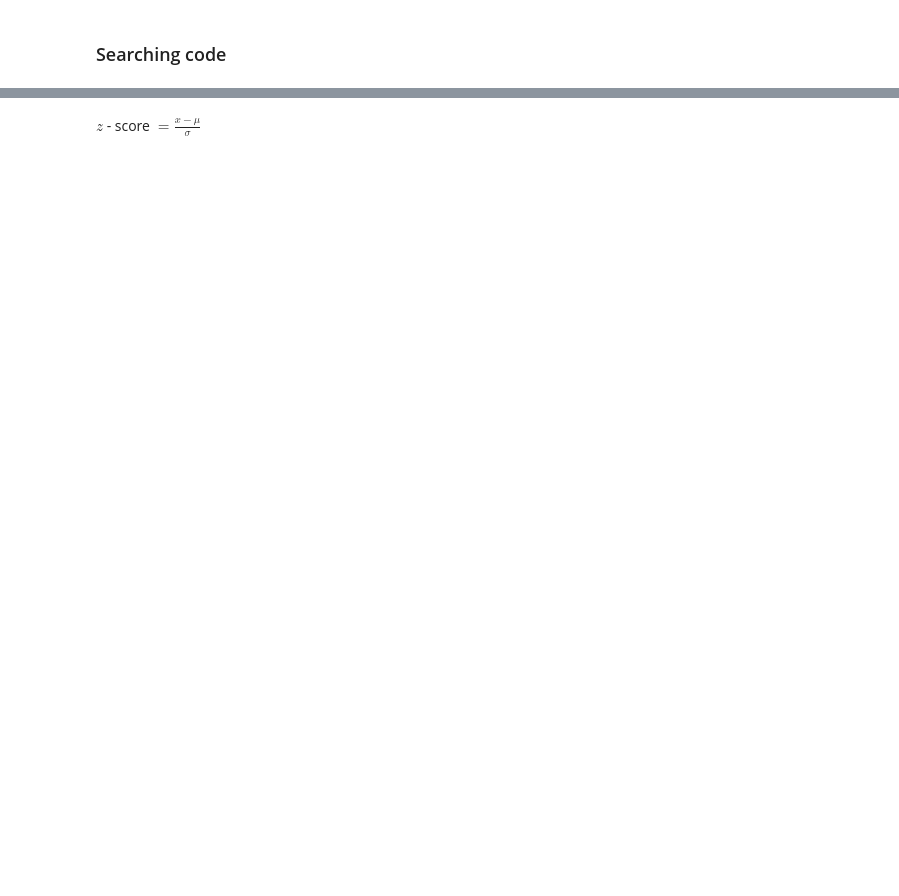
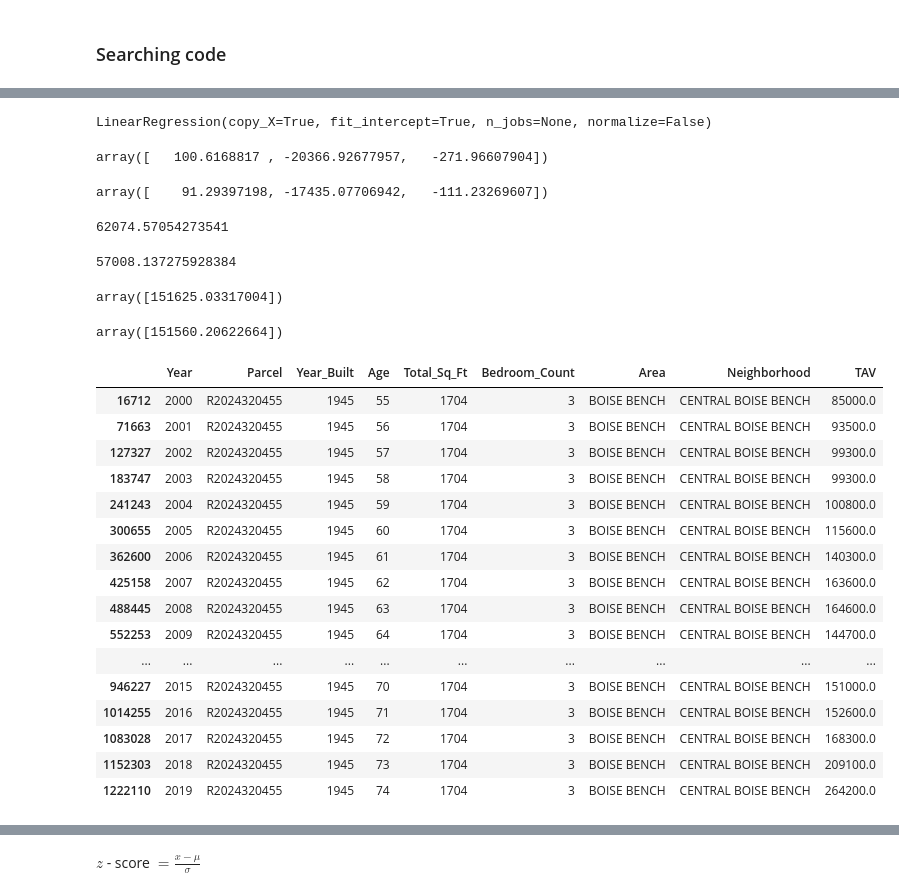
Before and after one commit to b-a-delight/Senior-Project, a Jupyter notebook: Data-Exploration.ipynb, the cells around one changed output, grey strips where cells are left out. Drawn from its saved outputs; the diff is of its cells as text; code cells hidden in the pictures; blank space fills up the shorter version.

```diff
--- a/Data-Exploration.ipynb
+++ b/Data-Exploration.ipynb
@@ -92,0 +143,53 @@ dtype: object
+# %%
+regN = linear_model.LinearRegression()
+regA = linear_model.LinearRegression()
+# reg.fit(ind vars, dep var)
+regN.fit(miniTestN[['Total_Sq_Ft','Bedroom_Count','Age']],miniTestN.TAV)
+regA.fit(miniTestA[['Total_Sq_Ft','Bedroom_Count','Age']],miniTestA.TAV)
+# %% [output]
+LinearRegression(copy_X=True, fit_intercept=True, n_jobs=None, normalize=False)
+# %%
+regN.coef_
+# %% [output]
+array([   100.6168817 , -20366.92677957,   -271.96607904])
+# %%
+regA.coef_
+# %% [output]
+array([    91.29397198, -17435.07706942,   -111.23269607])
+# %%
+regN.intercept_
+# %% [output]
+62074.57054273541
+# %%
+regA.intercept_
+# %% [output]
+57008.137275928384
+# %%
+regN.predict([[1700,3,75]])
+# %% [output]
+array([151625.03317004])
+# %%
+# this makes since because there are very few change variables only age goes up by 1 and the TAV goes up, needs the rest
+regA.predict([[1700,3,75]])
+# %% [output]
+array([151560.20622664])
+# %%
+myN.loc[myN['Parcel'] == parcelNum]
+# %% [output]
+|  | Year | Parcel | Year_Built | Age | Total_Sq_Ft | Bedroom_Count | Area | Neighborhood | TAV |
+| 16712 | 2000 | R2024320455 | 1945 | 55 | 1704 | 3 | BOISE BENCH | CENTRAL BOISE BENCH | 85000.0 |
+| 71663 | 2001 | R2024320455 | 1945 | 56 | 1704 | 3 | BOISE BENCH | CENTRAL BOISE BENCH | 93500.0 |
+| 127327 | 2002 | R2024320455 | 1945 | 57 | 1704 | 3 | BOISE BENCH | CENTRAL BOISE BENCH | 99300.0 |
+| 183747 | 2003 | R2024320455 | 1945 | 58 | 1704 | 3 | BOISE BENCH | CENTRAL BOISE BENCH | 99300.0 |
+| 241243 | 2004 | R2024320455 | 1945 | 59 | 1704 | 3 | BOISE BENCH | CENTRAL BOISE BENCH | 100800.0 |
+| 300655 | 2005 | R2024320455 | 1945 | 60 | 1704 | 3 | BOISE BENCH | CENTRAL BOISE BENCH | 115600.0 |
+| 362600 | 2006 | R2024320455 | 1945 | 61 | 1704 | 3 | BOISE BENCH | CENTRAL BOISE BENCH | 140300.0 |
+| 425158 | 2007 | R2024320455 | 1945 | 62 | 1704 | 3 | BOISE BENCH | CENTRAL BOISE BENCH | 163600.0 |
+| 488445 | 2008 | R2024320455 | 1945 | 63 | 1704 | 3 | BOISE BENCH | CENTRAL BOISE BENCH | 164600.0 |
+| 552253 | 2009 | R2024320455 | 1945 | 64 | 1704 | 3 | BOISE BENCH | CENTRAL BOISE BENCH | 144700.0 |
+| ... | ... | ... | ... | ... | ... | ... | ... | ... | ... |
+| 946227 | 2015 | R2024320455 | 1945 | 70 | 1704 | 3 | BOISE BENCH | CENTRAL BOISE BENCH | 151000.0 |
+| 1014255 | 2016 | R2024320455 | 1945 | 71 | 1704 | 3 | BOISE BENCH | CENTRAL BOISE BENCH | 152600.0 |
+| 1083028 | 2017 | R2024320455 | 1945 | 72 | 1704 | 3 | BOISE BENCH | CENTRAL BOISE BENCH | 168300.0 |
+| 1152303 | 2018 | R2024320455 | 1945 | 73 | 1704 | 3 | BOISE BENCH | CENTRAL BOISE BENCH | 209100.0 |
+| 1222110 | 2019 | R2024320455 | 1945 | 74 | 1704 | 3 | BOISE BENCH | CENTRAL BOISE BENCH | 264200.0 |
```
Also changed, not shown: parts of 39 cells of this notebook, 5 other files.
